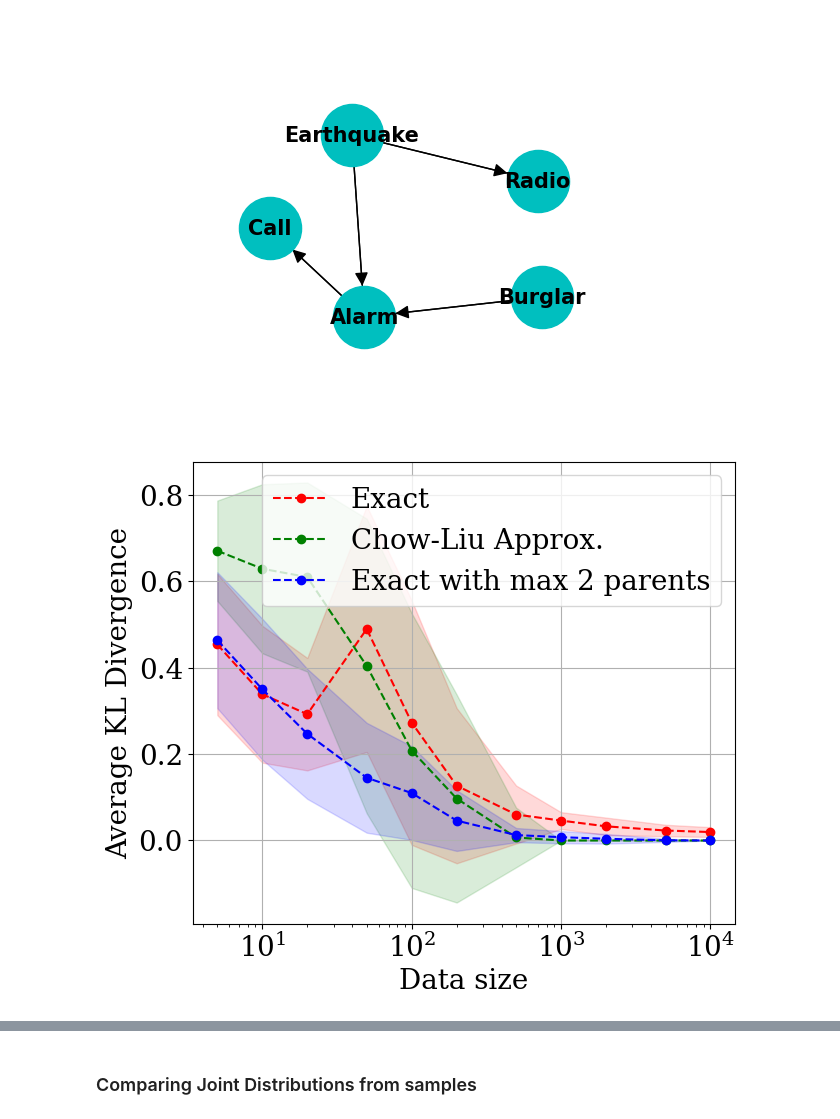
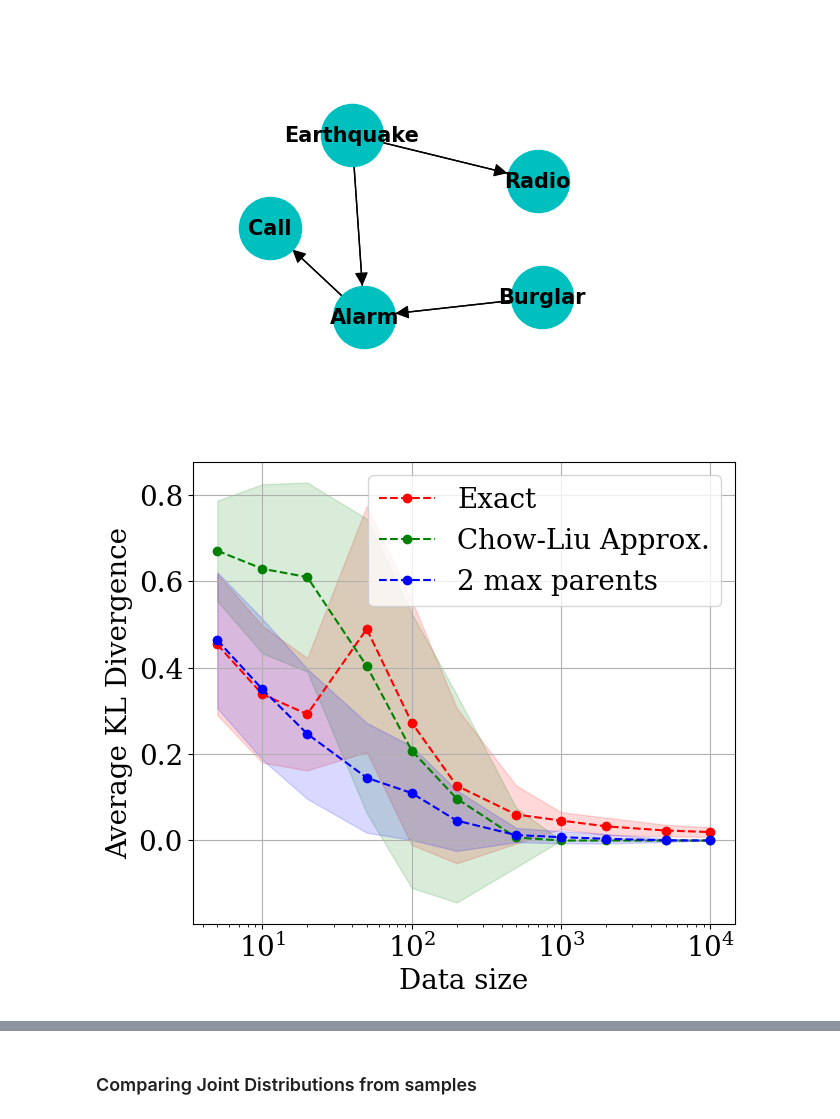
Before and after one commit to pratik2358/bayes_net_learning, a Jupyter notebook: code/alarm_example.ipynb, the cells around one changed output, grey strips where cells are left out. Drawn from its saved outputs; the diff is of its cells as text; code cells hidden in the pictures.

```diff
--- a/code/alarm_example.ipynb
+++ b/code/alarm_example.ipynb
@@ -66,19 +66,19 @@ accs_approx = np.load('exp_data/accs_approx.npy')
 # %%
 plt.figure(figsize=(7, 6))
 plt.plot(data_sizes, kl_divs.mean(axis=1), '--o', color = 'red', label = 'Exact')
 plt.fill_between(data_sizes, kl_divs.mean(axis=1) - kl_divs.std(axis=1), kl_divs.mean(axis=1) + kl_divs.std(axis=1), alpha=alpha, color = 'red')
 plt.plot(data_sizes, kl_divs_approx.mean(axis=1), '--o', color = 'green', label = 'Chow-Liu Approx.')
 plt.fill_between(data_sizes, kl_divs_approx.mean(axis=1) - kl_divs_approx.std(axis=1), kl_divs_approx.mean(axis=1) + kl_divs_approx.std(axis=1), alpha=alpha, color = 'green')
-plt.plot(data_sizes, kl_divs_max_parents.mean(axis=1), '--o', color = 'blue', label = 'Exact with max 2 parents')
+plt.plot(data_sizes, kl_divs_max_parents.mean(axis=1), '--o', color = 'blue', label = '2 max parents')
 plt.fill_between(data_sizes, kl_divs_max_parents.mean(axis=1) - kl_divs_max_parents.std(axis=1), kl_divs_max_parents.mean(axis=1) + kl_divs_max_parents.std(axis=1), alpha=alpha, color = 'blue')
 plt.xlabel('Data size')
 plt.ylabel('Average KL Divergence')
 plt.xscale('log')
 plt.grid()
 plt.legend()
 plt.savefig('kl_divergence.pdf', bbox_inches='tight')
 # %% [output]
-[figure, old version]
+[figure, new version]
 # %%
 plt.figure(figsize=(7, 6))
 plt.plot(data_sizes, accs.mean(axis=1), '--o', color = 'red', label = 'Exact')
```
Also changed, not shown: parts of 3 cells of this notebook.
